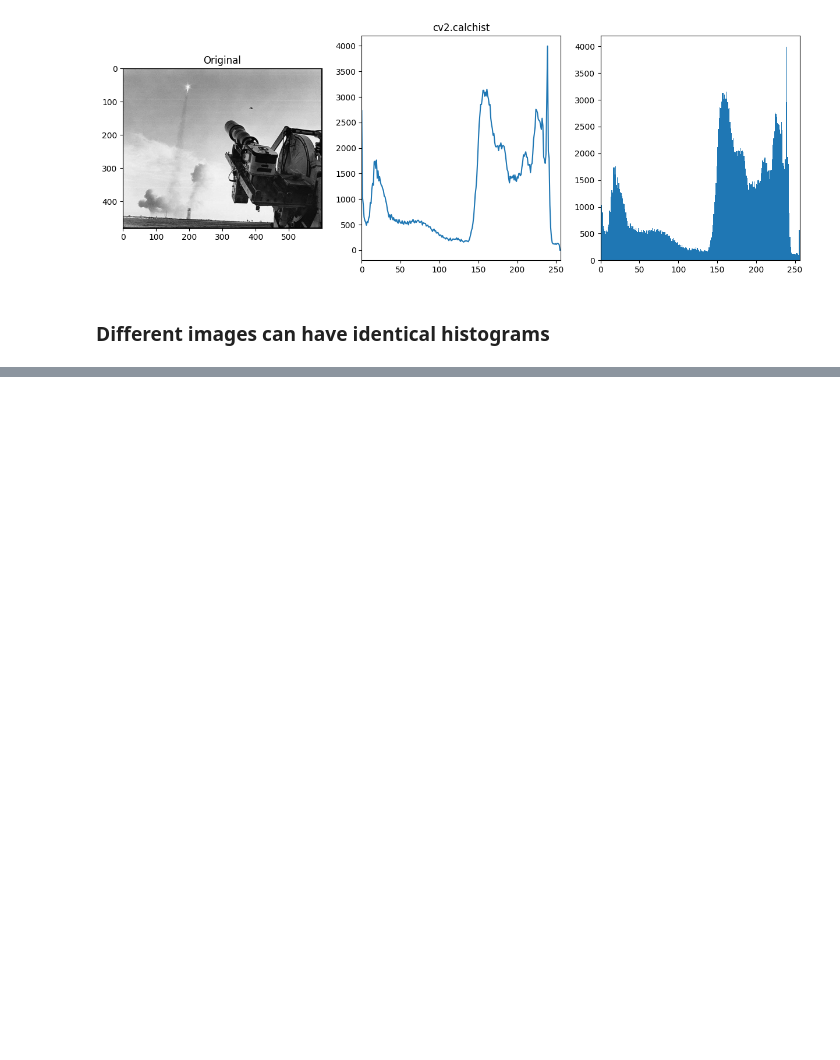
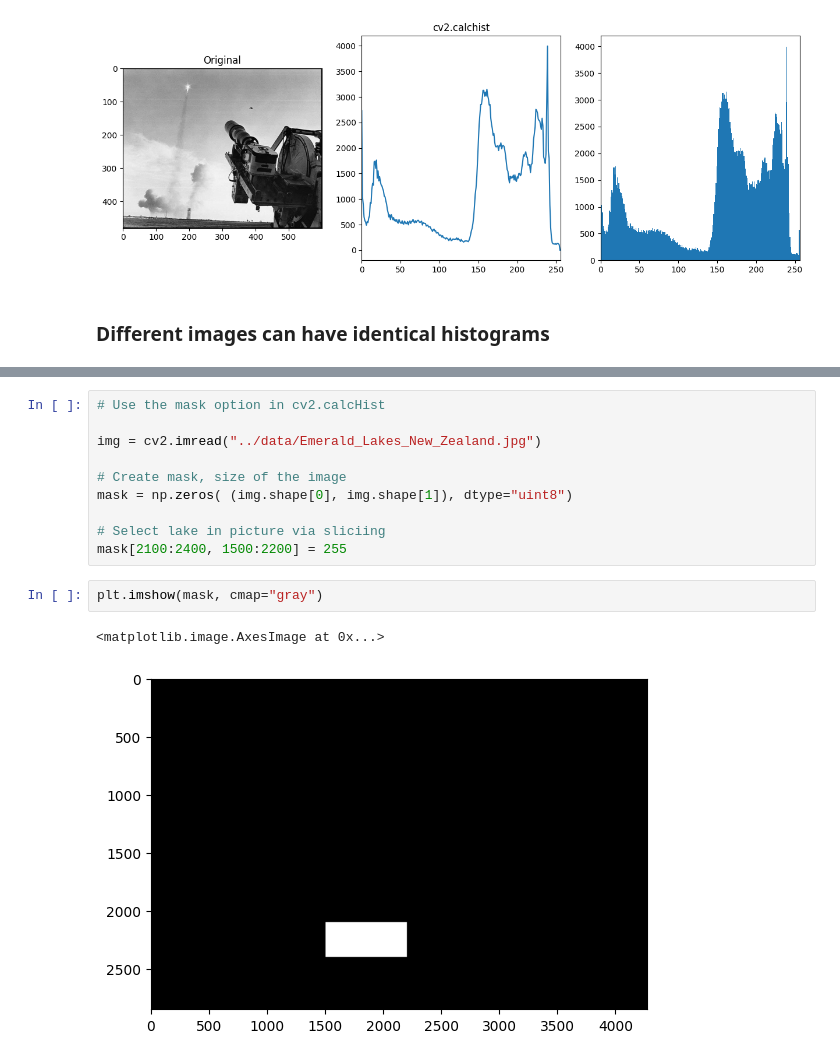
Before and after one commit to kurtgrothe/opencv, a Jupyter notebook: courses/1-mastering-opencv-with-python/modules/3-histograms-and-color-segmentation/code/1-histograms.ipynb, the cells around one changed output, grey strips where cells are left out. Cells and saved outputs as stored; diff of their text form; blank space fills up the shorter version.

```diff
--- a/courses/1-mastering-opencv-with-python/modules/3-histograms-and-color-segmentation/code/1-histograms.ipynb
+++ b/courses/1-mastering-opencv-with-python/modules/3-histograms-and-color-segmentation/code/1-histograms.ipynb
@@ -125,0 +152,15 @@ ax[1,1].hist(img_gradient.flatten(), bins=256, range=[0,256])
+# %%
+# Use the mask option in cv2.calcHist
+
+img = cv2.imread("../data/Emerald_Lakes_New_Zealand.jpg")
+
+# Create mask, size of the image
+mask = np.zeros( (img.shape[0], img.shape[1]), dtype="uint8")
+
+# Select lake in picture via sliciing
+mask[2100:2400, 1500:2200] = 255
+# %%
+plt.imshow(mask, cmap="gray")
+# %% [output]
+<matplotlib.image.AxesImage at 0x...>
+[figure, added]
```
Also changed, not shown: parts of 12 cells of this notebook.
